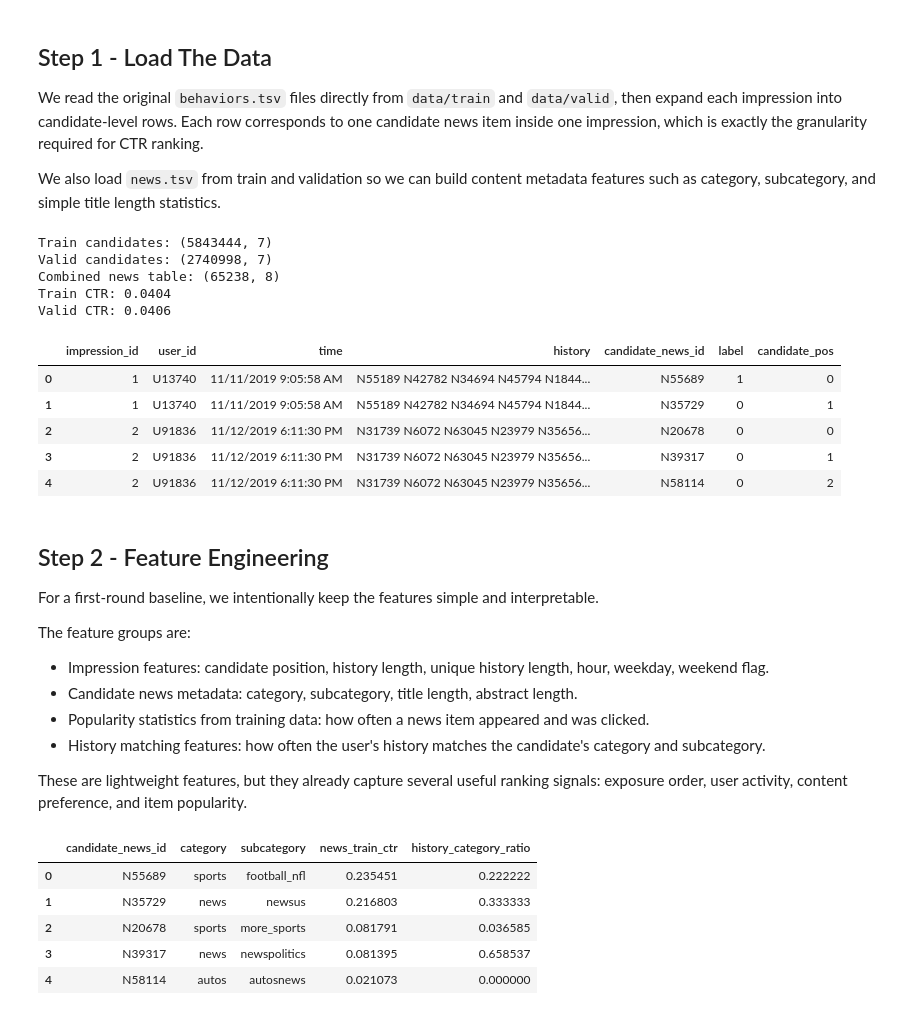
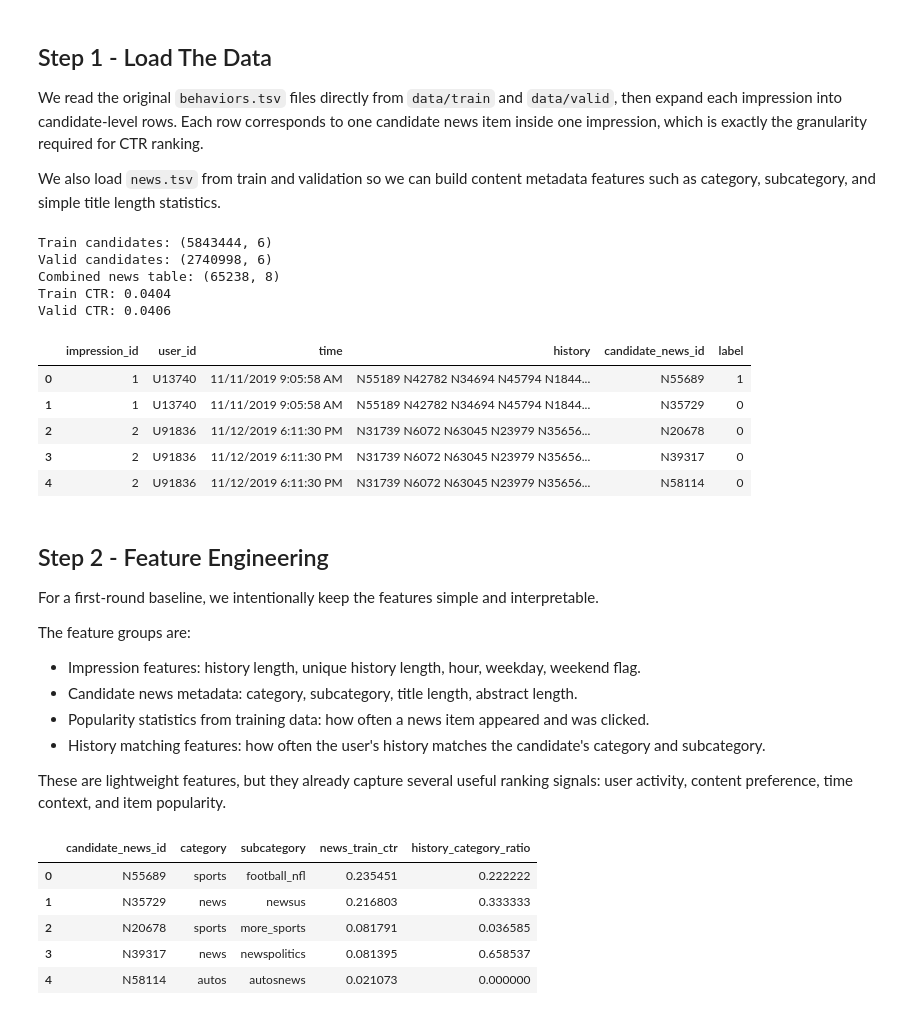
Before and after one commit to XiangningDeng/2026-MDSH-Submit, a Jupyter notebook: round1_baselines/lightgbm_ctr.ipynb, the cells around one changed output. Saved outputs shown, nothing was run; the diff lists cells and outputs as text; code cells hidden in the pictures.

```diff
--- a/round1_baselines/lightgbm_ctr.ipynb
+++ b/round1_baselines/lightgbm_ctr.ipynb
@@ -125,7 +125,7 @@ def expand_behaviors(path: Path) -> pd.DataFrame:
     rows = []
     for _, row in behaviors.iterrows():
         pairs = parse_impressions(row["impressions"])
-        for pos, (news_id, label) in enumerate(pairs):
+        for news_id, label in pairs:
             rows.append(
                 {
                     "impression_id": row["impression_id"],
@@ -133,54 +133,53 @@ def expand_behaviors(path: Path) -> pd.DataFrame:
                     "time": row["time"],
                     "history": row["history"] if isinstance(row["history"], str) else "",
                     "candidate_news_id": news_id,
                     "label": int(label),
-                    "candidate_pos": pos,
                 }
             )
     out = pd.DataFrame(rows)
     out["impression_id"] = out["impression_id"].astype(str)
     out["candidate_news_id"] = out["candidate_news_id"].astype(str)
     out["label"] = out["label"].astype(int)
     return out
 
 train_candidates = expand_behaviors(TRAIN_BEHAVIORS_PATH)
 valid_candidates = expand_behaviors(VALID_BEHAVIORS_PATH)
 
 train_news = pd.read_csv(TRAIN_NEWS_PATH, sep="\t", header=None, names=NEWS_COLUMNS)
 valid_news = pd.read_csv(VALID_NEWS_PATH, sep="\t", header=None, names=NEWS_COLUMNS)
 news = pd.concat([train_news, valid_news], ignore_index=True).drop_duplicates("news_id")
 
 print("Train candidates:", train_candidates.shape)
 print("Valid candidates:", valid_candidates.shape)
 print("Combined news table:", news.shape)
 print("Train CTR:", round(train_candidates["label"].mean(), 4))
 print("Valid CTR:", round(valid_candidates["label"].mean(), 4))
 
 train_candidates.head()
 # %% [output]
-Train candidates: (5843444, 7)
-Valid candidates: (2740998, 7)
+Train candidates: (5843444, 6)
+Valid candidates: (2740998, 6)
 Combined news table: (65238, 8)
 Train CTR: 0.0404
 Valid CTR: 0.0406
-|  | impression_id | user_id | time | history | candidate_news_id | label | candidate_pos |
-| 0 | 1 | U13740 | 11/11/2019 9:05:58 AM | N55189 N42782 N34694 N45794 N1844... | N55689 | 1 | 0 |
-| 1 | 1 | U13740 | 11/11/2019 9:05:58 AM | N55189 N42782 N34694 N45794 N1844... | N35729 | 0 | 1 |
-| 2 | 2 | U91836 | 11/12/2019 6:11:30 PM | N31739 N6072 N63045 N23979 N35656... | N20678 | 0 | 0 |
-| 3 | 2 | U91836 | 11/12/2019 6:11:30 PM | N31739 N6072 N63045 N23979 N35656... | N39317 | 0 | 1 |
-| 4 | 2 | U91836 | 11/12/2019 6:11:30 PM | N31739 N6072 N63045 N23979 N35656... | N58114 | 0 | 2 |
+|  | impression_id | user_id | time | history | candidate_news_id | label |
+| 0 | 1 | U13740 | 11/11/2019 9:05:58 AM | N55189 N42782 N34694 N45794 N1844... | N55689 | 1 |
+| 1 | 1 | U13740 | 11/11/2019 9:05:58 AM | N55189 N42782 N34694 N45794 N1844... | N35729 | 0 |
+| 2 | 2 | U91836 | 11/12/2019 6:11:30 PM | N31739 N6072 N63045 N23979 N35656... | N20678 | 0 |
+| 3 | 2 | U91836 | 11/12/2019 6:11:30 PM | N31739 N6072 N63045 N23979 N35656... | N39317 | 0 |
+| 4 | 2 | U91836 | 11/12/2019 6:11:30 PM | N31739 N6072 N63045 N23979 N35656... | N58114 | 0 |
 # %% [markdown]
 ## Step 2 - Feature Engineering
 
 For a first-round baseline, we intentionally keep the features simple and interpretable.
 
 The feature groups are:
-- Impression features: candidate position, history length, unique history length, hour, weekday, weekend flag.
+- Impression features: history length, unique history length, hour, weekday, weekend flag.
 - Candidate news metadata: category, subcategory, title length, abstract length.
 - Popularity statistics from training data: how often a news item appeared and was clicked.
 - History matching features: how often the user's history matches the candidate's category and subcategory.
 
-These are lightweight features, but they already capture several useful ranking signals: exposure order, user activity, content preference, and item popularity.
+These are lightweight features, but they already capture several useful ranking signals: user activity, content preference, time context, and item popularity.
 # %%
 news = news.copy()
 news["news_id"] = news["news_id"].astype(str)
```
Also changed, not shown: parts of 6 cells of this notebook, 7 other files.
